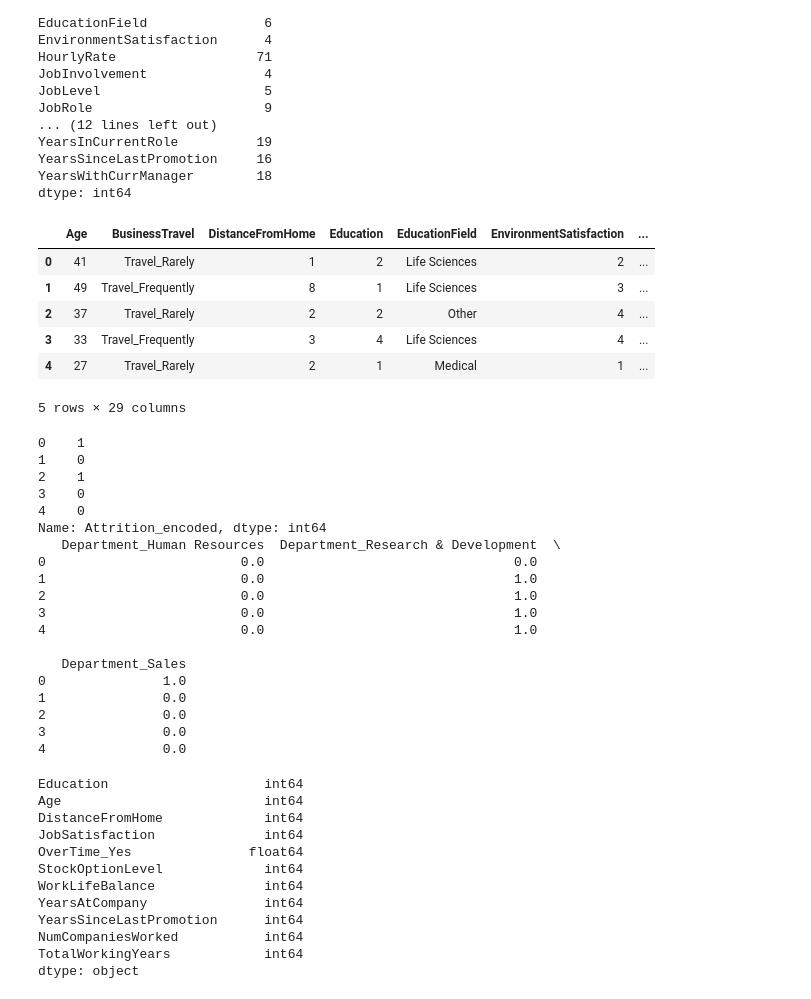
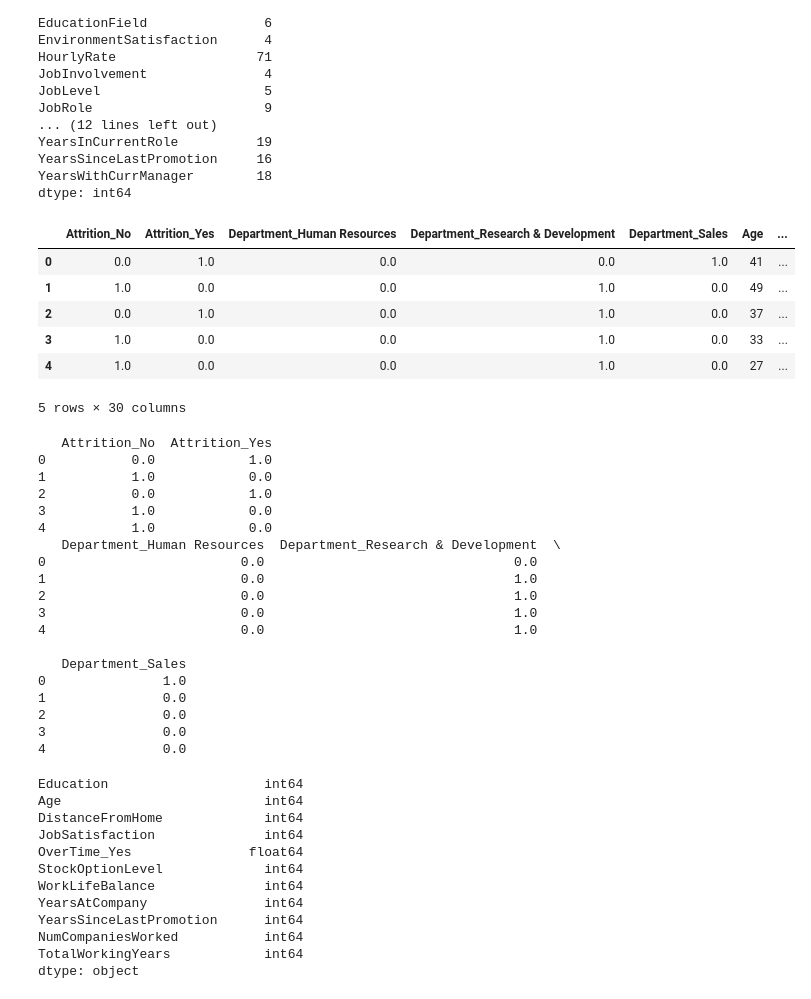
Before and after one commit to alankhalili/neural-network-challenge-2, a Jupyter notebook: attrition.ipynb, the cells around one changed output. Cells and saved outputs as stored; diff of their text form; code cells hidden in the pictures.

```diff
--- a/attrition.ipynb
+++ b/attrition.ipynb
@@ -44,46 +45,50 @@ dtype: int64
 # %%
 #Preprocess y - Encode the Binary output for Attrition (yes/no) with LabelEncoder and
 # Encode the multiple outputs for the Department feature with OneHotEncoder
 
 # Preprocess "Department" column (one-hot encoding)
 dept_encoder = OneHotEncoder(sparse_output=False)
 dept_encoded = dept_encoder.fit_transform(attrition_df[['Department']])
 dept_columns = dept_encoder.get_feature_names_out(['Department'])
 df_dept_encoded = pd.DataFrame(dept_encoded, columns=dept_columns)
 
 # Preprocess "Attrition" column (label encoding for binary; one-hot encoding for multiple categories)
-attrition_encoder = LabelEncoder()
-attrition_df['Attrition_encoded'] = attrition_encoder.fit_transform(attrition_df['Attrition'])
+attrition_encoder = OneHotEncoder(sparse_output=False)
+attrition_encoded = attrition_encoder.fit_transform(attrition_df[['Attrition']])
+attrition_columns = attrition_encoder.get_feature_names_out(['Attrition'])
+df_attrition_encoded = pd.DataFrame(attrition_encoded, columns=attrition_columns)
+
 
 # Concatenate the encoded columns to the original DataFrame
-attrition_df_processed = pd.concat([attrition_df, df_dept_encoded], axis=1)
+attrition_df_processed = pd.concat([df_attrition_encoded, df_dept_encoded], axis=1)
+attrition_df_processed = pd.concat([attrition_df_processed, attrition_df], axis=1)
 
 # Drop the original "Attrition" and "Department" columns
 attrition_df_processed = attrition_df_processed.drop(['Attrition', 'Department'], axis=1)
 
 attrition_df_processed.head()
 # %% [output]
-|  | Age | BusinessTravel | DistanceFromHome | Education | EducationField | EnvironmentSatisfaction | ... |
-| 0 | 41 | Travel_Rarely | 1 | 2 | Life Sciences | 2 | ... |
-| 1 | 49 | Travel_Frequently | 8 | 1 | Life Sciences | 3 | ... |
-| 2 | 37 | Travel_Rarely | 2 | 2 | Other | 4 | ... |
-| 3 | 33 | Travel_Frequently | 3 | 4 | Life Sciences | 4 | ... |
-| 4 | 27 | Travel_Rarely | 2 | 1 | Medical | 1 | ... |
+|  | Attrition_No | Attrition_Yes | Department_Human Resources | Department_Research & Development | Department_Sales | Age | ... |
+| 0 | 0.0 | 1.0 | 0.0 | 0.0 | 1.0 | 41 | ... |
+| 1 | 1.0 | 0.0 | 0.0 | 1.0 | 0.0 | 49 | ... |
+| 2 | 0.0 | 1.0 | 0.0 | 1.0 | 0.0 | 37 | ... |
+| 3 | 1.0 | 0.0 | 0.0 | 1.0 | 0.0 | 33 | ... |
+| 4 | 1.0 | 0.0 | 0.0 | 1.0 | 0.0 | 27 | ... |
-5 rows × 29 columns
+5 rows × 30 columns
 # %%
 # Create y_df with the Attrition and Department columns
 
-y_attrition=attrition_df_processed['Attrition_encoded']
+y_attrition=attrition_df_processed[['Attrition_No','Attrition_Yes']]
 y_department=attrition_df_processed[['Department_Human Resources','Department_Research & Development','Department_Sales']]
 print(y_attrition.head())
 print(y_department.head())
 # %% [output]
-0    1
-1    0
-2    1
-3    0
-4    0
-Name: Attrition_encoded, dtype: int64
+   Attrition_No  Attrition_Yes
+0           0.0            1.0
+1           1.0            0.0
+2           0.0            1.0
+3           1.0            0.0
+4           1.0            0.0
    Department_Human Resources  Department_Research & Development  \
 0                         0.0                                0.0
 1                         0.0                                1.0
```
Also changed, not shown: parts of 17 cells of this notebook.
